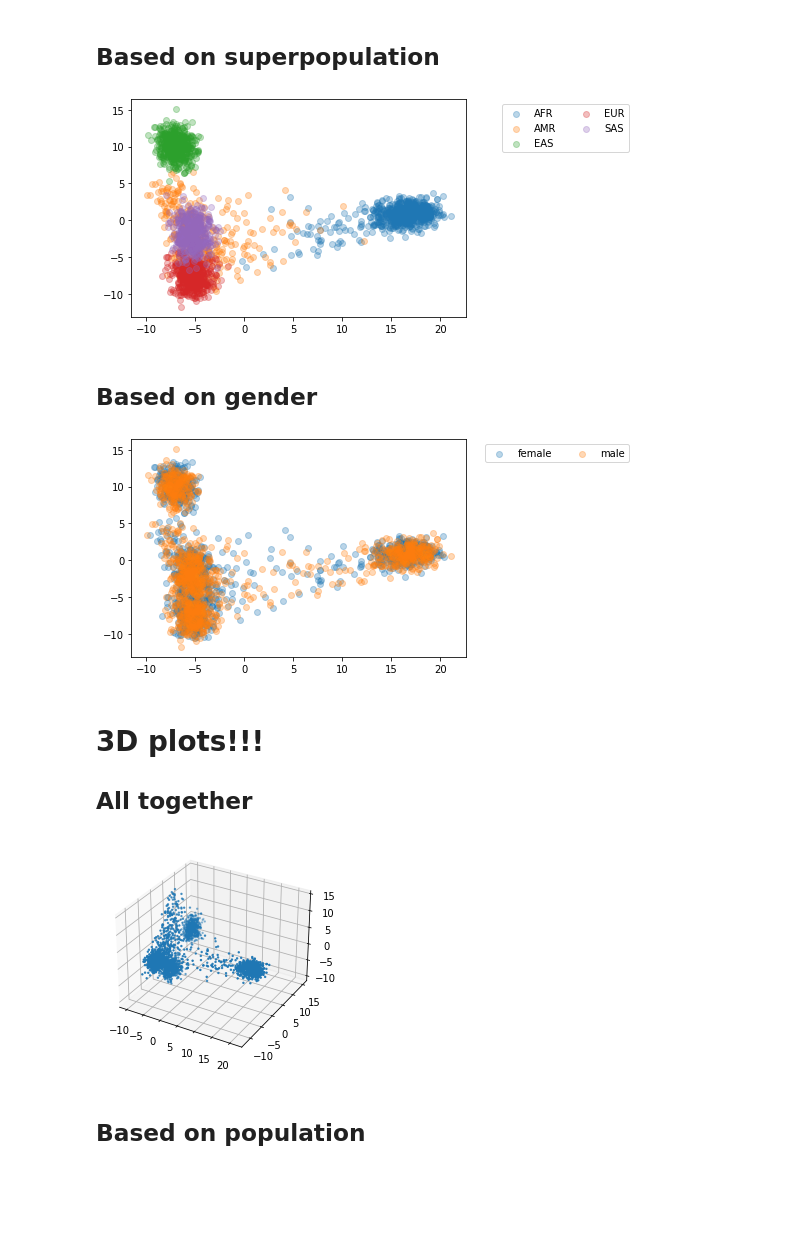
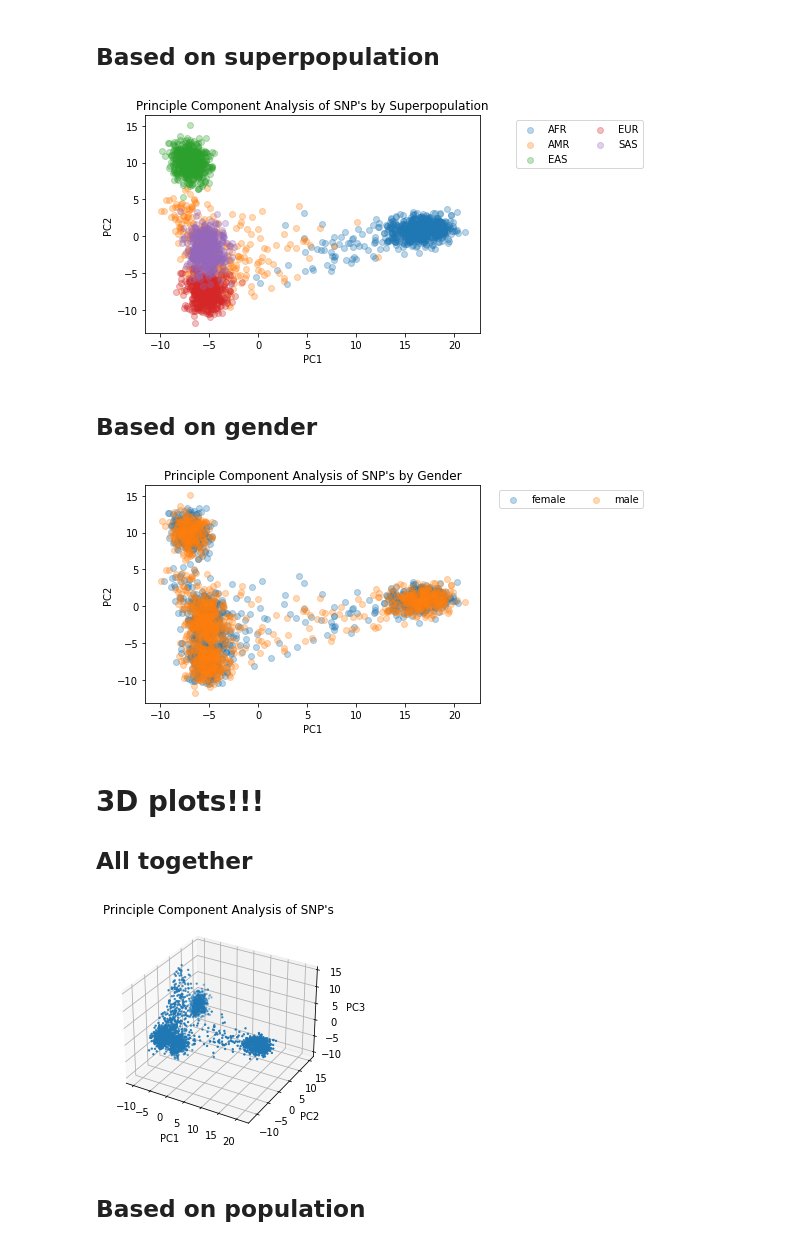
Before and after one commit to bdavi119/qbb2021-answers, a Jupyter notebook: day5-lunch/day5-lunch.ipynb, the cells around one changed output. Saved outputs shown, nothing was run; the diff lists cells and outputs as text; code cells hidden in the pictures; blank space fills up the shorter version.

```diff
--- a/day5-lunch/day5-lunch.ipynb
+++ b/day5-lunch/day5-lunch.ipynb
@@ -206,13 +213,16 @@ plt.show()
 # %%
 fig, ax = plt.subplots()
 tissues = pca_output_df.groupby("super_pop")
 for name, group in tissues:
     ax.scatter(x=group['PC1'], y=group['PC2'], alpha=0.3, label=name)
 
+ax.set_title("Principle Component Analysis of SNP's by Superpopulation")
+ax.set_xlabel("PC1")
+ax.set_ylabel("PC2")
 plt.legend(bbox_to_anchor=(1.5, 1), loc='upper right', ncol=2)
 plt.show()
 # %% [output]
-[figure, old version]
+[figure, new version]
 # %% [markdown]
 ## Based on gender
 # %%
@@ -221,10 +231,13 @@ tissues = pca_output_df.groupby("gender")
 for name, group in tissues:
     ax.scatter(x=group['PC1'], y=group['PC2'], alpha=0.3, label=name)
 
+ax.set_title("Principle Component Analysis of SNP's by Gender")
+ax.set_xlabel("PC1")
+ax.set_ylabel("PC2")
 plt.legend(bbox_to_anchor=(1.5, 1), loc='upper right', ncol=2)
 plt.show()
 # %% [output]
-[figure, old version]
+[figure, new version]
 # %% [markdown]
 # 3D plots!!!
 
@@ -233,9 +246,14 @@ plt.show()
 fig = plt.figure()
 ax = fig.add_subplot(111, projection='3d')
 ax.scatter(xs=pca_output_df['PC1'], ys=pca_output_df['PC2'], zs=pca_output_df['PC3'], s=2)
+
+ax.set_title("Principle Component Analysis of SNP's")
+ax.set_xlabel("PC1")
+ax.set_ylabel("PC2")
+ax.set_zlabel("PC3")
 plt.show()
 # %% [output]
-[figure, old version]
+[figure, new version]
 # %% [markdown]
 ## Based on population
 # %%
```
Also changed, not shown: parts of 8 cells of this notebook.
